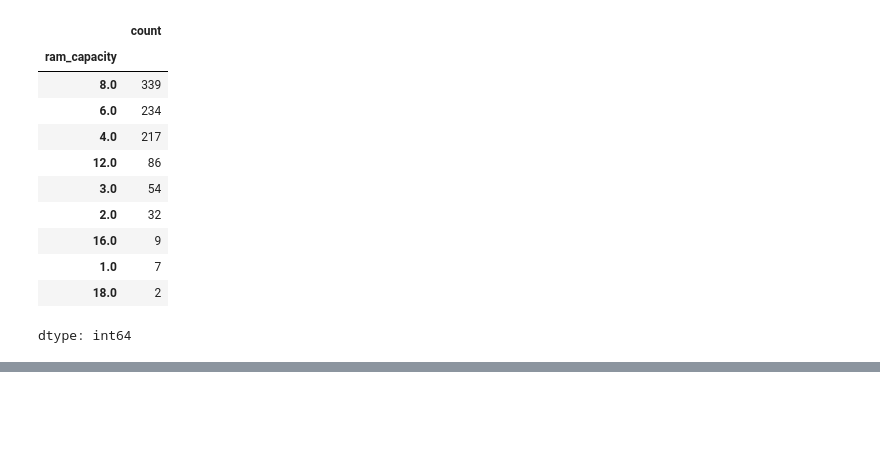
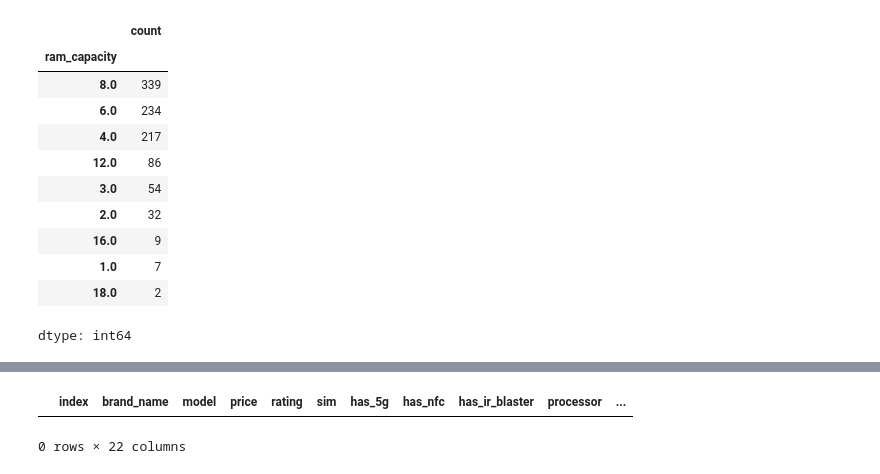
Before and after one commit to Muhammad-Waleed-Source/Data-Analysis-Process, a Jupyter notebook: Data Cleaning/1-Data-Cleaning.ipynb, the cells around one changed output, grey strips where cells are left out. Drawn from its saved outputs; the diff is of its cells as text; code cells hidden in the pictures; blank space fills up the shorter version.

```diff
--- a/Data Cleaning/1-Data-Cleaning.ipynb
+++ b/Data Cleaning/1-Data-Cleaning.ipynb
@@ -1736,0 +1800,5 @@ dtype: int64
+# %%
+df1[df1['internal_memory'] == 1]
+# %% [output]
+|  | index | brand_name | model | price | rating | sim | has_5g | has_nfc | has_ir_blaster | processor | ... |
+0 rows × 22 columns
```
Also changed, not shown: parts of 6 cells of this notebook.
